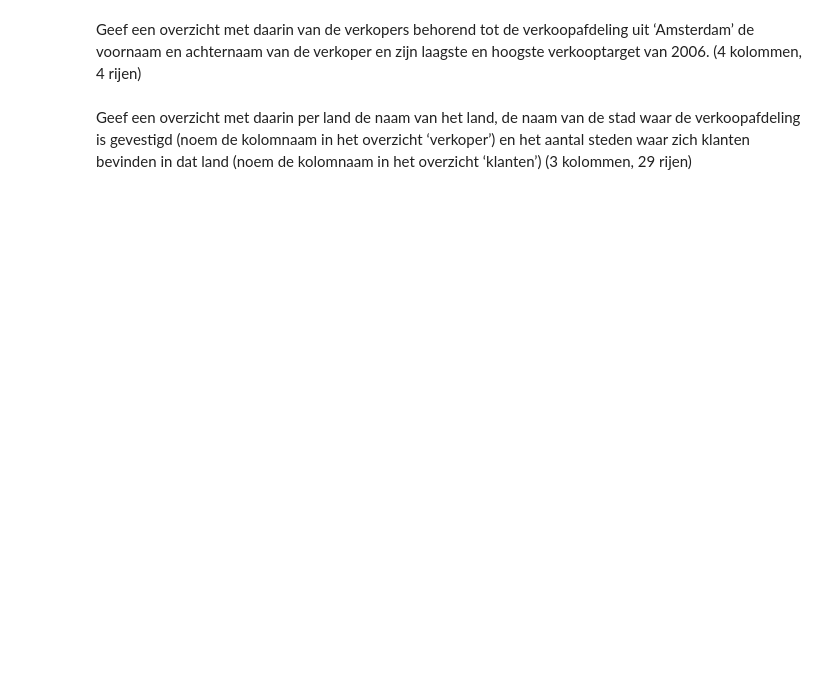
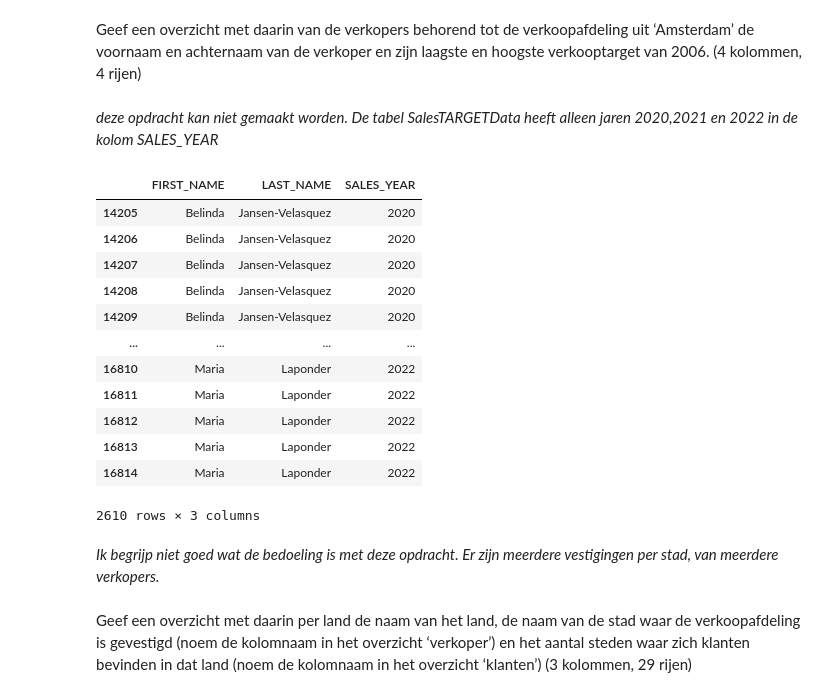
Before and after one commit to DKnightAnon/DEDS_repository, a Jupyter notebook: Practicum_2.3_Opdrachten.ipynb, the cells around one changed output. Saved outputs shown, nothing was run; the diff lists cells and outputs as text; code cells hidden in the pictures; blank space fills up the shorter version.

Commit message:
Begin maken aan pythonvertalingen van SUBSELECT en UNION. Vorige opdracht had een paar opgaves die erg onduidelijk waren.

```diff
--- a/Practicum_2.3_Opdrachten.ipynb
+++ b/Practicum_2.3_Opdrachten.ipynb
@@ -558,4 +640,37 @@ Geef een overzicht met daarin van de producten behorend tot het producttype ‘C
 # %% [markdown]
 Geef een overzicht met daarin van de verkopers behorend tot de verkoopafdeling uit ‘Amsterdam’ de voornaam en achternaam van de verkoper en zijn laagste en hoogste verkooptarget van 2006. (4 kolommen, 4 rijen)
+# %% [markdown]
+*deze opdracht kan niet gemaakt worden. De tabel SalesTARGETData heeft alleen jaren 2020,2021 en 2022 in de kolom SALES_YEAR*
+# %%
+def salesStaff_Amsterdam_2006Targets() :
+    staff_branch = pd.merge(sales_staff,sales_branch,left_on="SALES_BRANCH_CODE",how="left",right_on="SALES_BRANCH_CODE")
+    staff_branch_targets = pd.merge(staff_branch,target,left_on="SALES_STAFF_CODE",how="left",right_on="SALES_STAFF_CODE")
+    city_filter = (staff_branch_targets["CITY"] == "Amsterdam")
+    year_filter = (staff_branch_targets["SALES_YEAR"] == 2006)
+    staff_branch_targets_cityFiltered = staff_branch_targets.loc[(city_filter),["FIRST_NAME","LAST_NAME","SALES_YEAR"]]
+    staff_branch_targets_yearFiltered = staff_branch_targets_cityFiltered.loc[(year_filter),:]
+
+
+
+
+    display(staff_branch_targets_cityFiltered)
+
+salesStaff_Amsterdam_2006Targets()
+# %% [output]
+|  | FIRST_NAME | LAST_NAME | SALES_YEAR |
+| 14205 | Belinda | Jansen-Velasquez | 2020 |
+| 14206 | Belinda | Jansen-Velasquez | 2020 |
+| 14207 | Belinda | Jansen-Velasquez | 2020 |
+| 14208 | Belinda | Jansen-Velasquez | 2020 |
+| 14209 | Belinda | Jansen-Velasquez | 2020 |
+| ... | ... | ... | ... |
+| 16810 | Maria | Laponder | 2022 |
+| 16811 | Maria | Laponder | 2022 |
+| 16812 | Maria | Laponder | 2022 |
+| 16813 | Maria | Laponder | 2022 |
+| 16814 | Maria | Laponder | 2022 |
+2610 rows × 3 columns
+# %% [markdown]
+*Ik begrijp niet goed wat de bedoeling is met deze opdracht. Er zijn meerdere vestigingen per stad, van meerdere verkopers.*
 # %% [markdown]
 Geef een overzicht met daarin per land de naam van het land, de naam van de stad waar de verkoopafdeling is gevestigd (noem de kolomnaam in het overzicht ‘verkoper’) en het aantal steden waar zich klanten bevinden in dat land (noem de kolomnaam in het overzicht ‘klanten’) (3 kolommen, 29 rijen)
```
Also changed, not shown: parts of 5 cells of this notebook.
